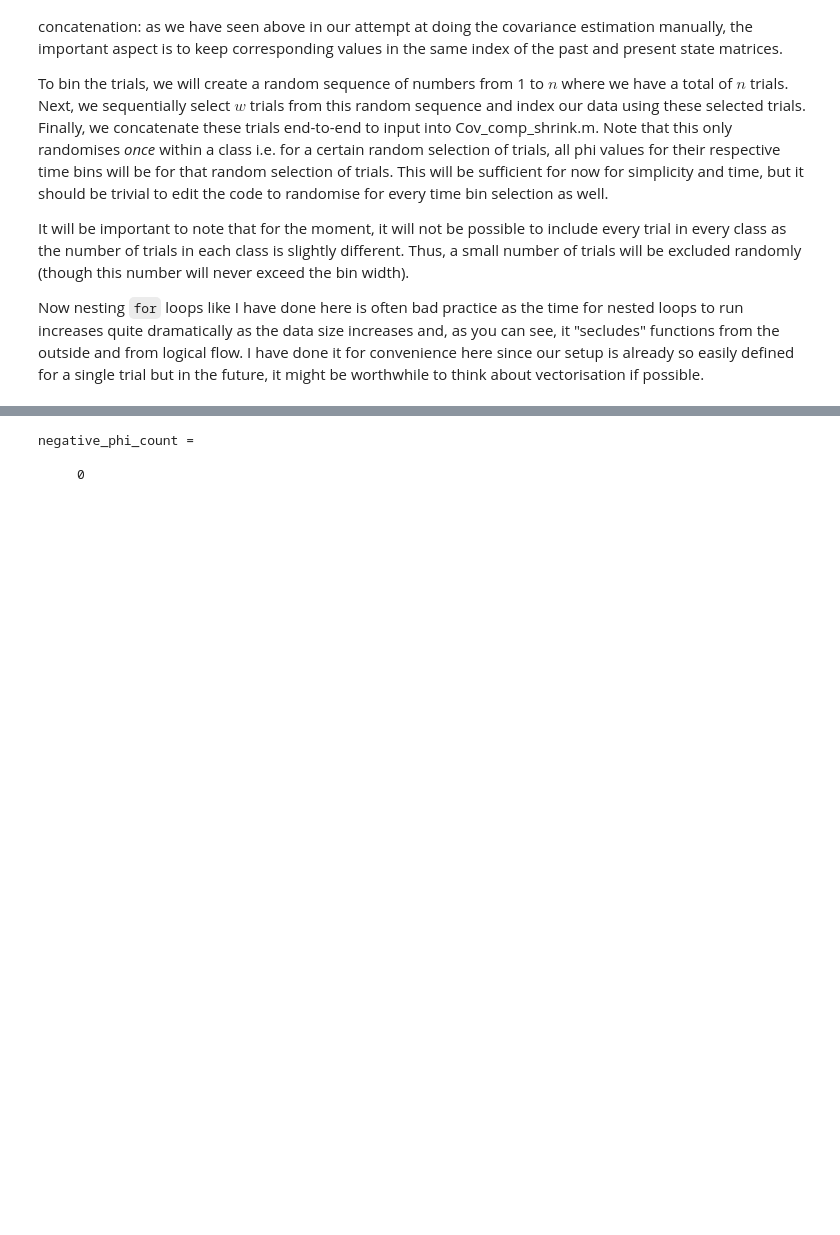
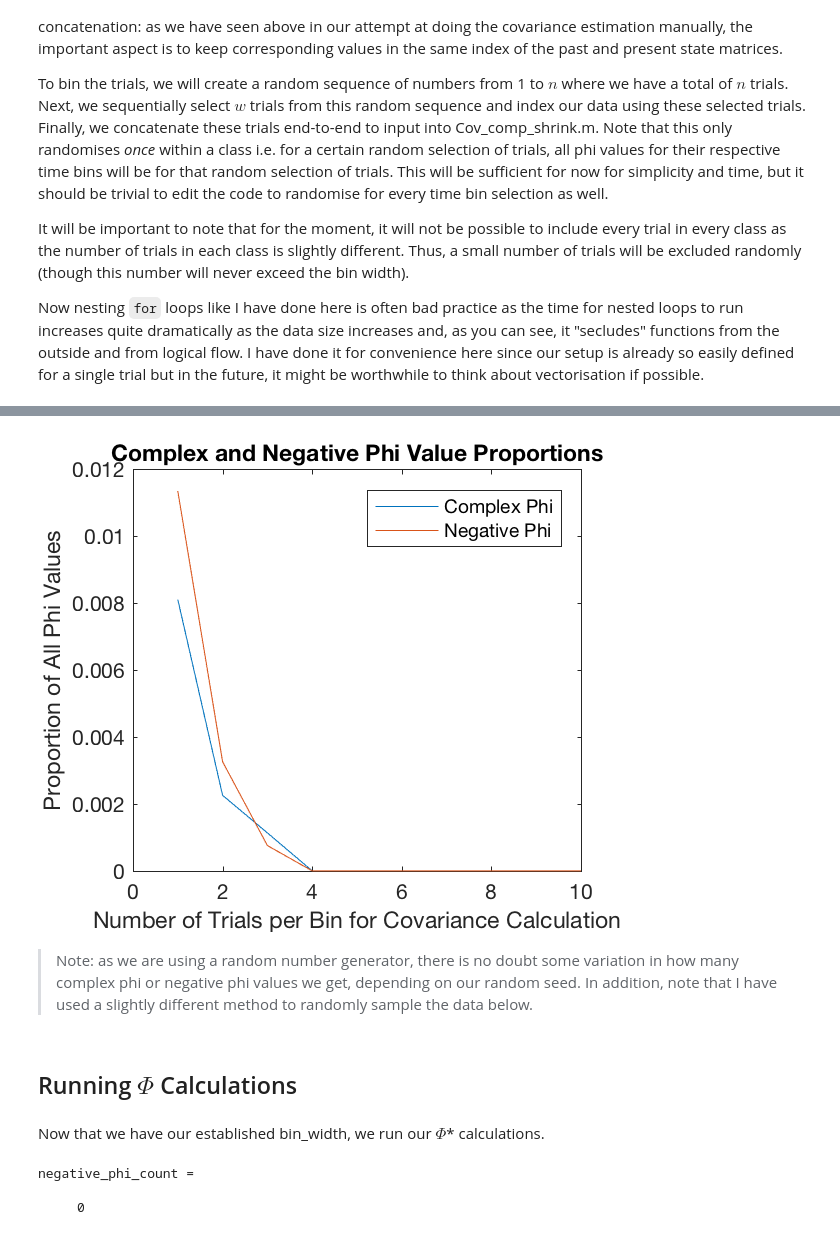
Before and after one commit to wjmn/phi_demo, a Jupyter notebook: phi_star/DEMO_Phi_Calculations.ipynb, the cells around one changed output, grey strips where cells are left out. Cells and saved outputs as stored; diff of their text form; code cells hidden in the pictures; blank space fills up the shorter version.

```diff
--- a/phi_star/DEMO_Phi_Calculations.ipynb
+++ b/phi_star/DEMO_Phi_Calculations.ipynb
@@ -232,2 +286,20 @@ Ideally, we'd find an optimal bin width that would give no warnings but still be
+# %%
+%plot -s (600, 500)
+fig_line = figure;
+plot(1:trials_per_bin_max, props_complex);
+hold on;
+plot(1:trials_per_bin_max, props_negative);
+legend('Complex Phi', 'Negative Phi');
+xlabel('Number of Trials per Bin for Covariance Calculation');
+ylabel('Proportion of All Phi Values');
+title('Complex and Negative Phi Value Proportions');
+# %% [output]
+[figure, added]
+# %% [markdown]
+> Note: as we are using a random number generator, there is no doubt some variation in how many complex phi or negative phi values we get, depending on our random seed. In addition, note that I have used a slightly different method to randomly sample the data below.
+# %% [markdown]
+## Running $\Phi$ Calculations
+# %% [markdown]
+Now that we have our established bin_width, we run our $\Phi$\* calculations.
 # %%
 % Trials per bin for covariance matrix calculation
```
Also changed, not shown: parts of 23 cells of this notebook, 20 other files.
